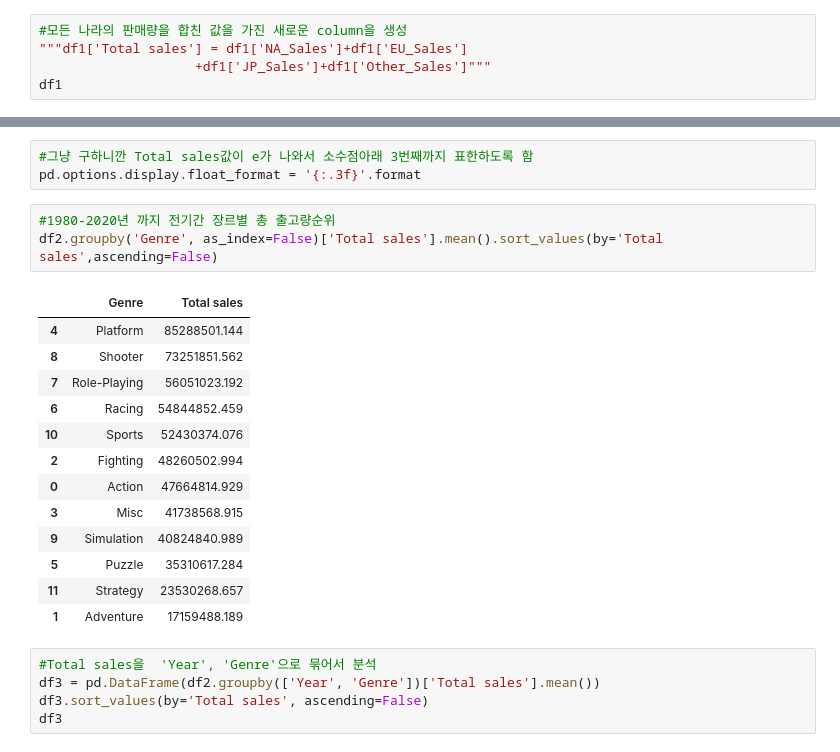
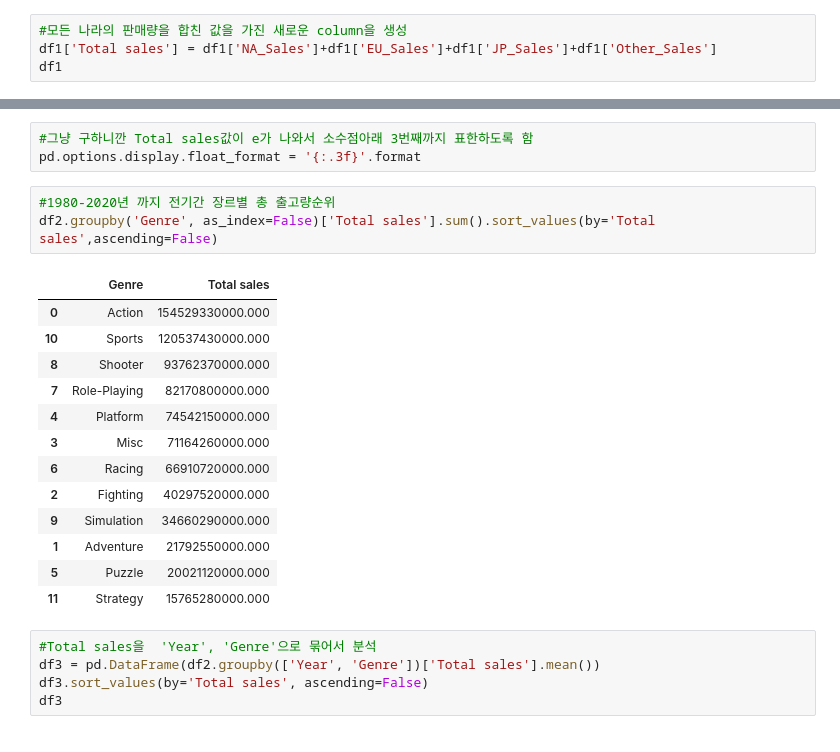
Before and after one commit to severancej/colorful_project, a Jupyter notebook: AI_14_장지은_Section1.ipynb, the cells around one changed output, grey strips where cells are left out. Saved outputs shown, nothing was run; the diff lists cells and outputs as text.

```diff
--- a/AI_14_장지은_Section1.ipynb
+++ b/AI_14_장지은_Section1.ipynb
@@ -468,7 +466,6 @@ df1.sample(10)
 # %%
 #모든 나라의 판매량을 합친 값을 가진 새로운 column을 생성
-"""df1['Total sales'] = df1['NA_Sales']+df1['EU_Sales']
-                    +df1['JP_Sales']+df1['Other_Sales']"""
+df1['Total sales'] = df1['NA_Sales']+df1['EU_Sales']+df1['JP_Sales']+df1['Other_Sales']
 df1
 # %% [output]
 |  | Name | Platform | Year | Genre | Publisher | NA_Sales | EU_Sales | JP_Sales | Other_Sales | ... |
@@ -527,21 +524,21 @@ pd.DataFrame(df1.value_counts(subset = ['Genre']), columns=["장르 개수"])
 pd.options.display.float_format = '{:.3f}'.format
 # %%
 #1980-2020년 까지 전기간 장르별 총 출고량순위
-df2.groupby('Genre', as_index=False)['Total sales'].mean().sort_values(by='Total sales',ascending=False)
+df2.groupby('Genre', as_index=False)['Total sales'].sum().sort_values(by='Total sales',ascending=False)
 # %% [output]
 |  | Genre | Total sales |
-| 4 | Platform | 85288501.144 |
-| 8 | Shooter | 73251851.562 |
-| 7 | Role-Playing | 56051023.192 |
-| 6 | Racing | 54844852.459 |
-| 10 | Sports | 52430374.076 |
-| 2 | Fighting | 48260502.994 |
-| 0 | Action | 47664814.929 |
-| 3 | Misc | 41738568.915 |
-| 9 | Simulation | 40824840.989 |
-| 5 | Puzzle | 35310617.284 |
-| 11 | Strategy | 23530268.657 |
-| 1 | Adventure | 17159488.189 |
+| 0 | Action | 154529330000.000 |
+| 10 | Sports | 120537430000.000 |
+| 8 | Shooter | 93762370000.000 |
+| 7 | Role-Playing | 82170800000.000 |
+| 4 | Platform | 74542150000.000 |
+| 3 | Misc | 71164260000.000 |
+| 6 | Racing | 66910720000.000 |
+| 2 | Fighting | 40297520000.000 |
+| 9 | Simulation | 34660290000.000 |
+| 1 | Adventure | 21792550000.000 |
+| 5 | Puzzle | 20021120000.000 |
+| 11 | Strategy | 15765280000.000 |
 # %%
 #Total sales을  'Year', 'Genre'으로 묶어서 분석
 df3 = pd.DataFrame(df2.groupby(['Year', 'Genre'])['Total sales'].mean())
```
Also changed, not shown: parts of 8 cells of this notebook.
